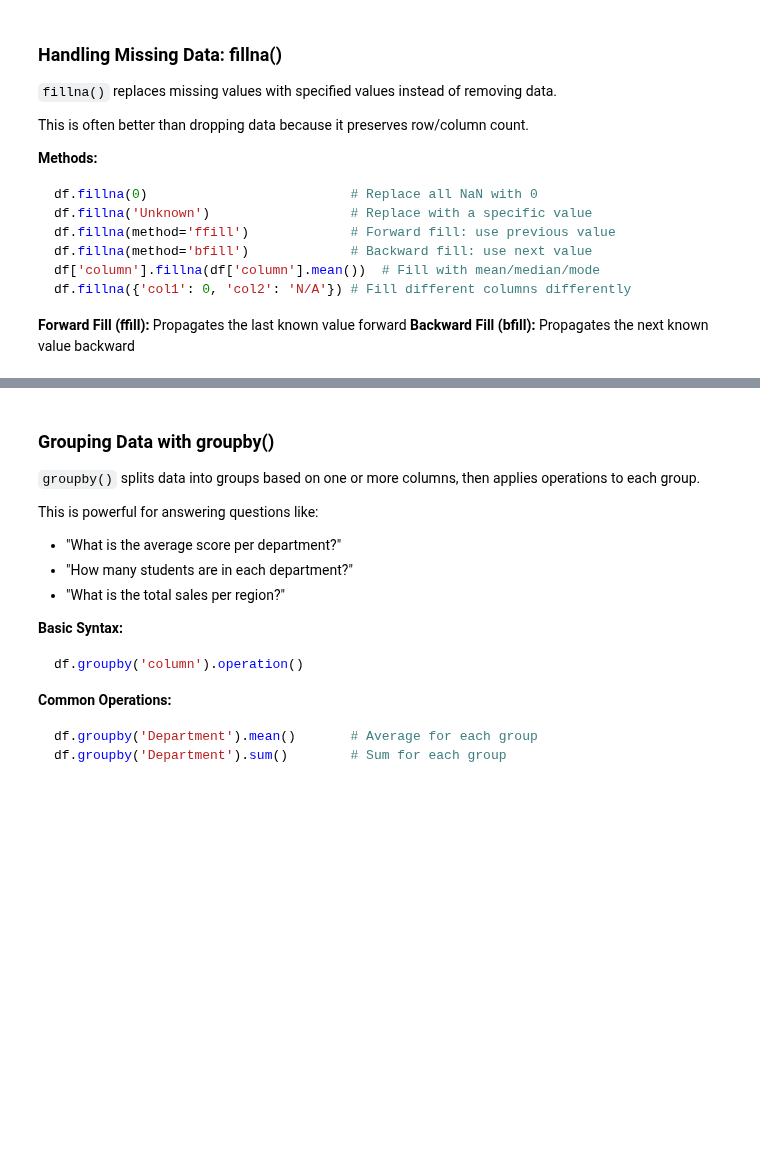
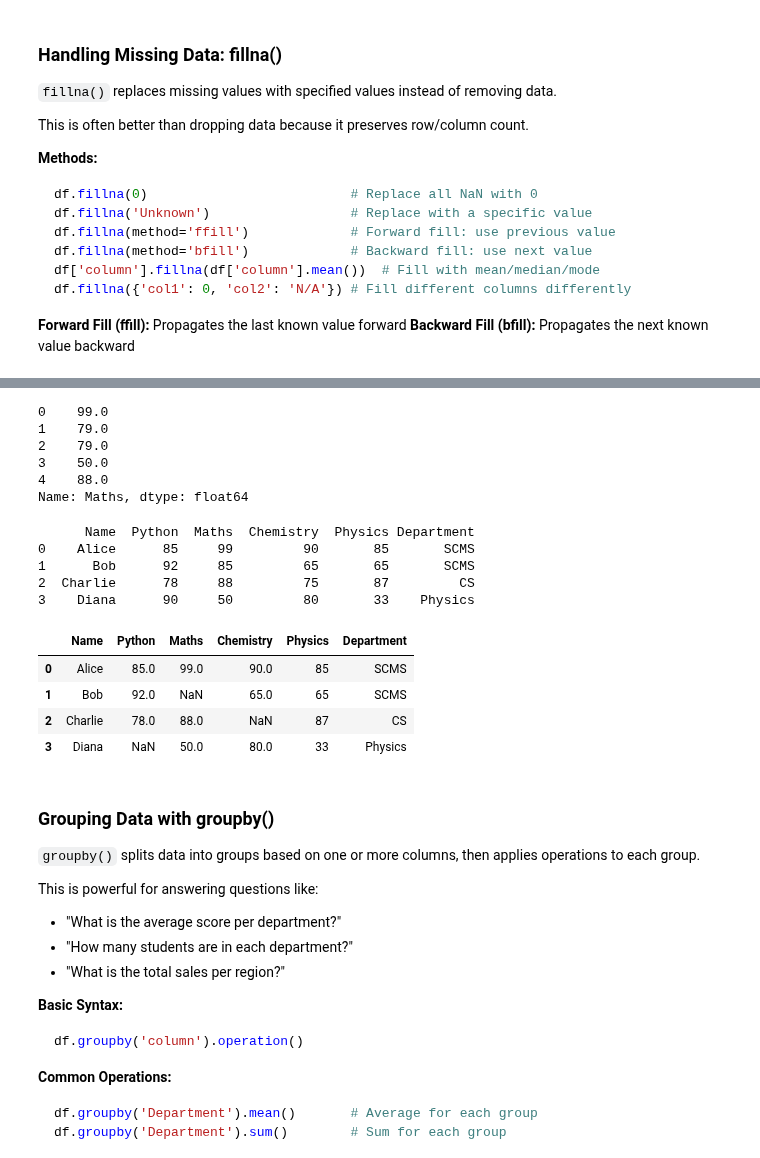
Before and after one commit to patzer-adi/Python_Workspace, a Jupyter notebook: Aditya_SEM_3_assignments/Pandas_workshop/pandas_workbook.ipynb, the cells around one changed output, grey strips where cells are left out. Saved outputs shown, nothing was run; the diff lists cells and outputs as text; code cells hidden in the pictures; blank space fills up the shorter version.

```diff
--- a/Aditya_SEM_3_assignments/Pandas_workshop/pandas_workbook.ipynb
+++ b/Aditya_SEM_3_assignments/Pandas_workshop/pandas_workbook.ipynb
@@ -1252,0 +1306,44 @@ df.fillna({'col1': 0, 'col2': 'N/A'}) # Fill different columns differently
+# %%
+# 2. Fill with mean of the column
+maths_mean = students_with_missing["Maths"].mean()
+
+students_with_missing["Maths"].fillna(maths_mean)
+# 3. Use forward fill (ffill)
+# 4. Fill different columns with different values
+# 5. Compare: Which approach preserves the most data?
+# %% [output]
+0    99.0
+1    79.0
+2    79.0
+3    50.0
+4    88.0
+Name: Maths, dtype: float64
+# %%
+df_students = pd.DataFrame({
+    'Name': ['Alice', 'Bob', 'Charlie', 'Diana'],
+    'Python': [85, 92, 78, 90],
+    'Maths': [99, 85, 88, 50],
+    'Chemistry': [90, 65, 75, 80],
+    'Physics': [85, 65, 87, 33],
+    'Department': ['SCMS', 'SCMS', 'CS', 'Physics']
+})
+
+print(df_students)
+df_students_missing = df_students.copy()
+
+df_students_missing.loc[1, "Maths"] = None
+df_students_missing.loc[2, "Chemistry"] = None
+df_students_missing.loc[3, "Python"] = None
+
+df_students_missing
+# %% [output]
+      Name  Python  Maths  Chemistry  Physics Department
+0    Alice      85     99         90       85       SCMS
+1      Bob      92     85         65       65       SCMS
+2  Charlie      78     88         75       87         CS
+3    Diana      90     50         80       33    Physics
+|  | Name | Python | Maths | Chemistry | Physics | Department |
+| 0 | Alice | 85.0 | 99.0 | 90.0 | 85 | SCMS |
+| 1 | Bob | 92.0 | NaN | 65.0 | 65 | SCMS |
+| 2 | Charlie | 78.0 | 88.0 | NaN | 87 | CS |
+| 3 | Diana | NaN | 50.0 | 80.0 | 33 | Physics |
```
Also changed, not shown: parts of 24 cells of this notebook, 12 other files.
